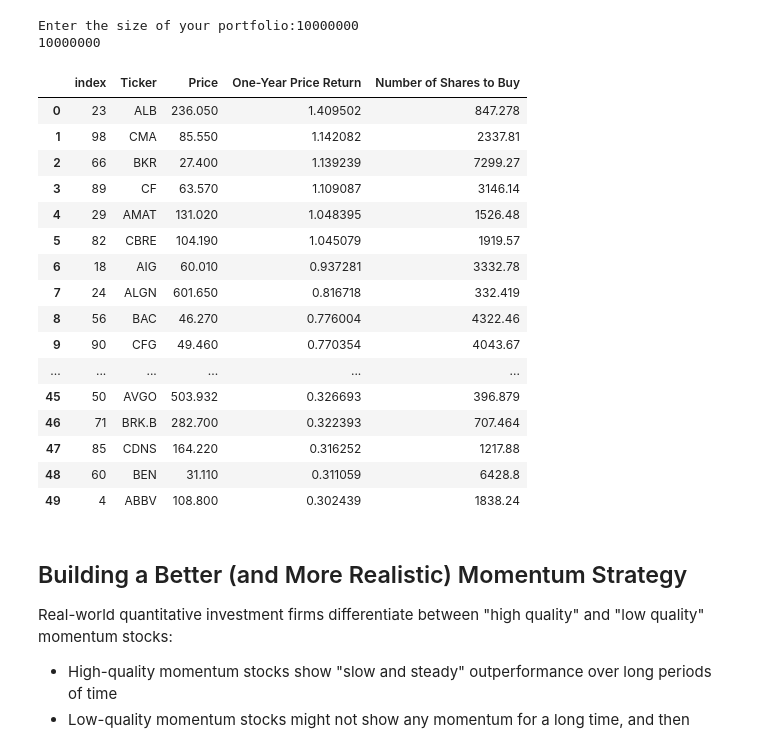
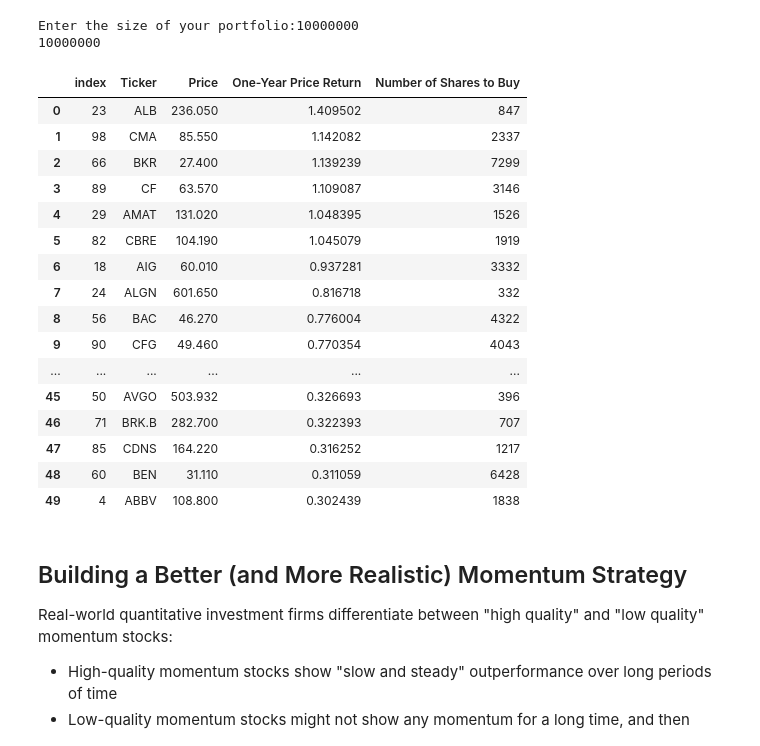
Before and after one commit to jovanhuang/algorithmic-trading-python, a Jupyter notebook: my_attempt_files/002_quantitative_momentum_strategy.ipynb, the cells around one changed output. Cells and saved outputs as stored; diff of their text form; code cells hidden in the pictures.

```diff
--- a/my_attempt_files/002_quantitative_momentum_strategy.ipynb
+++ b/my_attempt_files/002_quantitative_momentum_strategy.ipynb
@@ -161,27 +161,27 @@ Enter the size of your portfolio:10000000
 # %%
 position_size = float(portfolio_size) / len(final_dataframe.index)
 for i in range(0, len(final_dataframe)):
-    final_dataframe.loc[i, 'Number of Shares to Buy'] = math.floor(position_size / final_dataframe.loc[i, 'Price']
+    final_dataframe.loc[i, 'Number of Shares to Buy'] = math.floor(position_size / final_dataframe.loc[i, 'Price'])
 
 final_dataframe
 # %% [output]
 |  | index | Ticker | Price | One-Year Price Return | Number of Shares to Buy |
-| 0 | 23 | ALB | 236.050 | 1.409502 | 847.278 |
-| 1 | 98 | CMA | 85.550 | 1.142082 | 2337.81 |
-| 2 | 66 | BKR | 27.400 | 1.139239 | 7299.27 |
-| 3 | 89 | CF | 63.570 | 1.109087 | 3146.14 |
-| 4 | 29 | AMAT | 131.020 | 1.048395 | 1526.48 |
-| 5 | 82 | CBRE | 104.190 | 1.045079 | 1919.57 |
-| 6 | 18 | AIG | 60.010 | 0.937281 | 3332.78 |
-| 7 | 24 | ALGN | 601.650 | 0.816718 | 332.419 |
-| 8 | 56 | BAC | 46.270 | 0.776004 | 4322.46 |
-| 9 | 90 | CFG | 49.460 | 0.770354 | 4043.67 |
+| 0 | 23 | ALB | 236.050 | 1.409502 | 847 |
+| 1 | 98 | CMA | 85.550 | 1.142082 | 2337 |
+| 2 | 66 | BKR | 27.400 | 1.139239 | 7299 |
+| 3 | 89 | CF | 63.570 | 1.109087 | 3146 |
+| 4 | 29 | AMAT | 131.020 | 1.048395 | 1526 |
+| 5 | 82 | CBRE | 104.190 | 1.045079 | 1919 |
+| 6 | 18 | AIG | 60.010 | 0.937281 | 3332 |
+| 7 | 24 | ALGN | 601.650 | 0.816718 | 332 |
+| 8 | 56 | BAC | 46.270 | 0.776004 | 4322 |
+| 9 | 90 | CFG | 49.460 | 0.770354 | 4043 |
 | ... | ... | ... | ... | ... | ... |
-| 45 | 50 | AVGO | 503.932 | 0.326693 | 396.879 |
-| 46 | 71 | BRK.B | 282.700 | 0.322393 | 707.464 |
-| 47 | 85 | CDNS | 164.220 | 0.316252 | 1217.88 |
-| 48 | 60 | BEN | 31.110 | 0.311059 | 6428.8 |
-| 49 | 4 | ABBV | 108.800 | 0.302439 | 1838.24 |
+| 45 | 50 | AVGO | 503.932 | 0.326693 | 396 |
+| 46 | 71 | BRK.B | 282.700 | 0.322393 | 707 |
+| 47 | 85 | CDNS | 164.220 | 0.316252 | 1217 |
+| 48 | 60 | BEN | 31.110 | 0.311059 | 6428 |
+| 49 | 4 | ABBV | 108.800 | 0.302439 | 1838 |
 # %% [markdown]
 ## Building a Better (and More Realistic) Momentum Strategy
 
```
